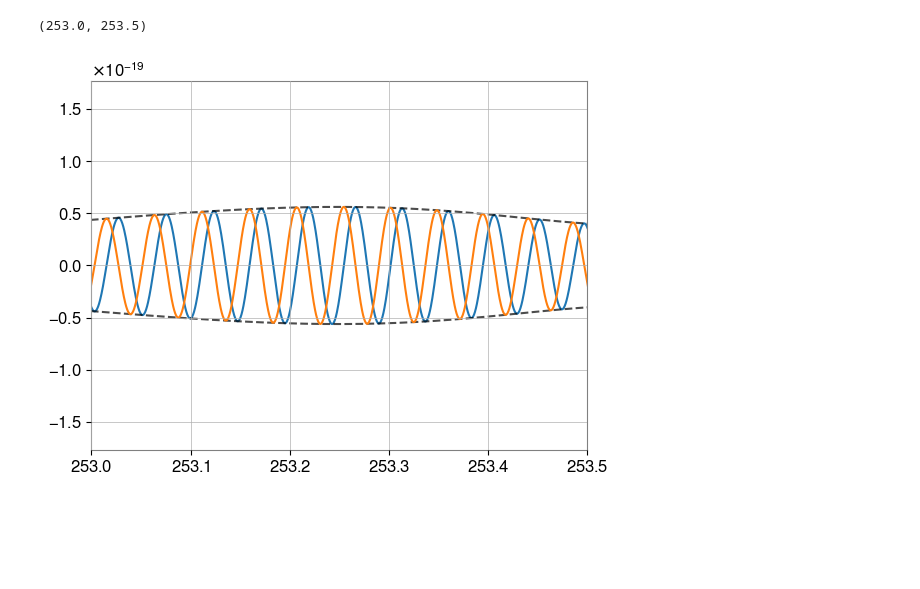
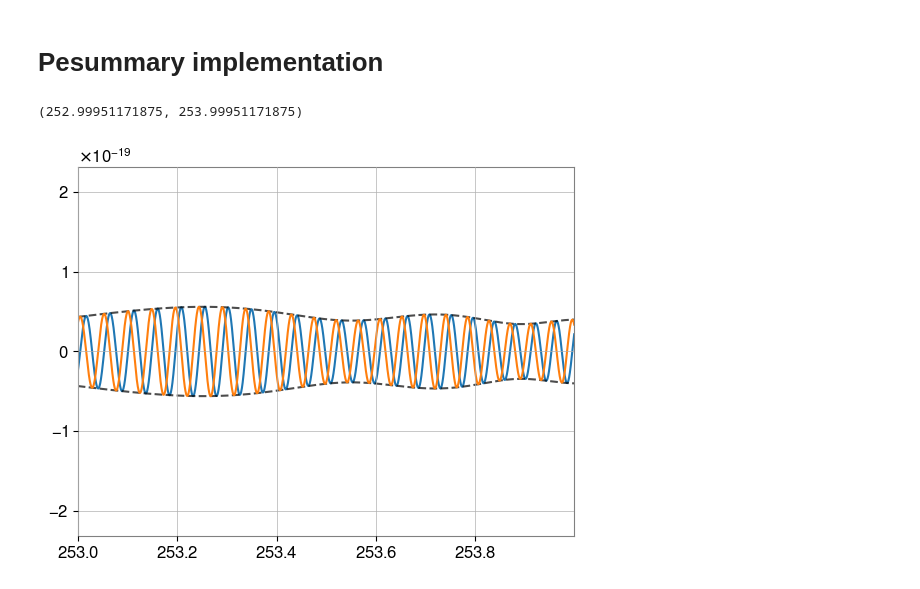
Before and after one commit to BenGPatterson/EccentricPrecession, a Jupyter notebook: ecc_prec_harmonics.ipynb, the cells around one changed output. Saved outputs shown, nothing was run; the diff lists cells and outputs as text; code cells hidden in the pictures; blank space fills up the shorter version.

Commit message:
further implementation of precession harmonics

```diff
--- a/ecc_prec_harmonics.ipynb
+++ b/ecc_prec_harmonics.ipynb
@@ -190,2 +179,4 @@ for i in range(len(harms)):
+# %% [markdown]
+# Pesummary implementation
 # %%
 from pesummary.gw.conversions.snr import _calculate_precessing_harmonics, _make_waveform
@@ -195,17 +183,34 @@ from pycbc.types import timeseries
+# %%
+# Parameters
+M = 30
+q = 2
+tilt_1 = np.pi/2
+tilt_2 = np.pi/2
+phi_12 = np.pi/2
+a_1 = 0.7
+a_2 = 0
+approximant = 'IMRPhenomXP'
+theta_jn = 0.76345435
+phi_jl = 1.23536234
+phase = 2.823454
+psi = 3.8345
 # %%
-h = _make_waveform("IMRPhenomPv2", 0.76345435, 1.23536234, 2.823454, 3.8345, 20, 10, np.pi/2, np.pi/2, np.pi/2, 0.7, 0, 0, 1, apply_detector_response=True)
+# Example waveform
+mass_1, mass_2 = total_mass_and_mass_ratio_to_component_masses(1/q, M)
+beta = opening_angle(mass_1, mass_2, 0, tilt_1, tilt_2, phi_12, a_1, a_2, 20, 0)
+h = _make_waveform(approximant, theta_jn, phi_jl, phase, psi, mass_1, mass_2, tilt_1, tilt_2, phi_12, a_1, a_2, beta, 1)
 h0 = h.to_timeseries()
 h0 = timeseries.TimeSeries(h0, delta_t=h0.delta_t, epoch=0, dtype=np.complex128)
 ih = 1j*h
 hpi2 = ih.to_timeseries()
 hpi2 = timeseries.TimeSeries(hpi2, delta_t=hpi2.delta_t, epoch=0, dtype=np.complex128)
 h = h0+1j*hpi2
 
 plt.plot(h.sample_times, h)
 plt.plot(h.sample_times, np.abs(h), ls='dashed', c='k', alpha=0.7)
 plt.plot(h.sample_times, -np.abs(h), ls='dashed', c='k', alpha=0.7)
 plt.plot(h.imag().sample_times, h.imag())
-plt.xlim(253,253.5)
+plt.xlim(h.sample_times[-1]-3,h.sample_times[-1]-2)
 # %% [output]
-(253.0, 253.5)
+(252.99951171875, 253.99951171875)
-[figure, old version]
+[figure, new version]
```
Also changed, not shown: parts of 21 cells of this notebook.
